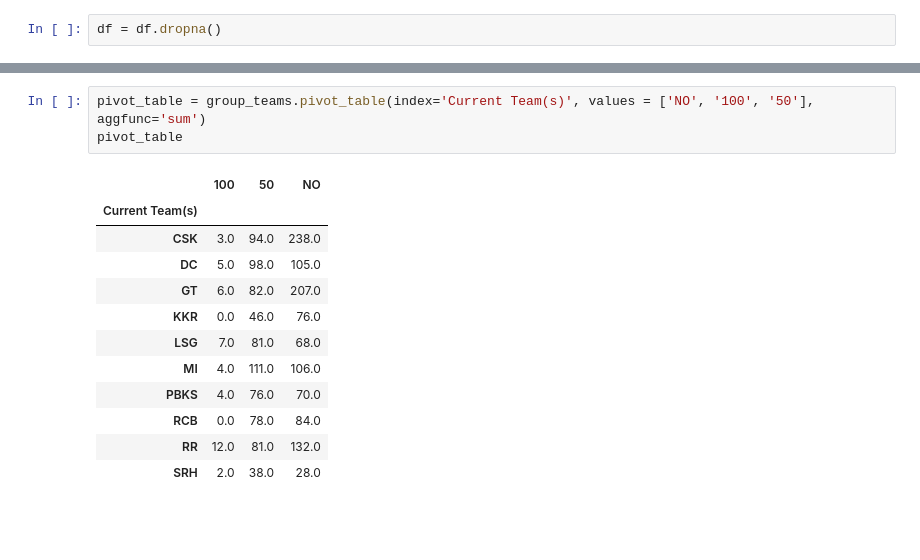
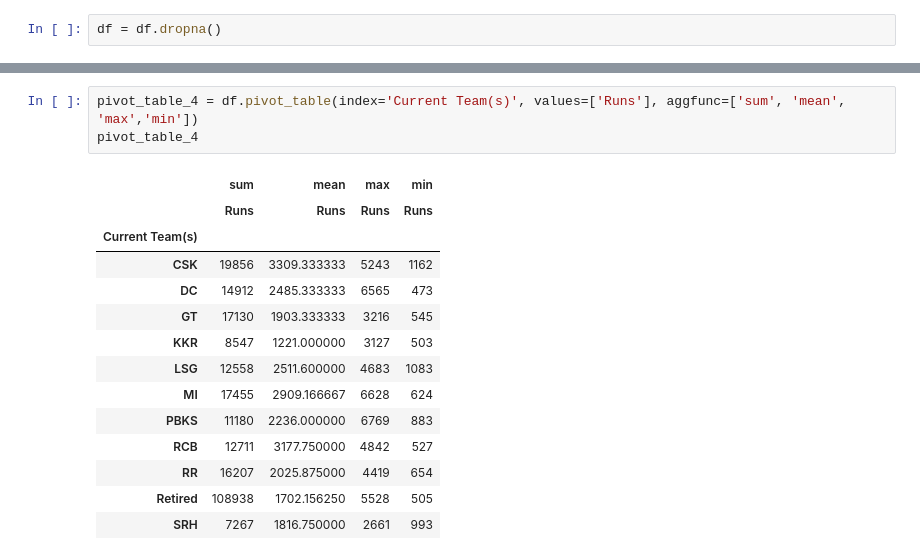
Before and after one commit to Udhay2898/IPL, a Jupyter notebook: IPL_Stats.ipynb, the cells around one changed output, grey strips where cells are left out. Drawn from its saved outputs; the diff is of its cells as text; blank space fills up the shorter version.

```diff
--- a/IPL_Stats.ipynb
+++ b/IPL_Stats.ipynb
@@ -267,16 +360,18 @@ Player :
 # %%
-pivot_table = group_teams.pivot_table(index='Current Team(s)', values = ['NO', '100', '50'], aggfunc='sum')
-pivot_table
+pivot_table_4 = df.pivot_table(index='Current Team(s)', values=['Runs'], aggfunc=['sum', 'mean', 'max','min'])
+pivot_table_4
 # %% [output]
-|  | 100 | 50 | NO |
-| Current Team(s) |  |  |  |
-| CSK | 3.0 | 94.0 | 238.0 |
-| DC | 5.0 | 98.0 | 105.0 |
-| GT | 6.0 | 82.0 | 207.0 |
-| KKR | 0.0 | 46.0 | 76.0 |
-| LSG | 7.0 | 81.0 | 68.0 |
-| MI | 4.0 | 111.0 | 106.0 |
-| PBKS | 4.0 | 76.0 | 70.0 |
-| RCB | 0.0 | 78.0 | 84.0 |
-| RR | 12.0 | 81.0 | 132.0 |
-| SRH | 2.0 | 38.0 | 28.0 |
+|  | sum | mean | max | min |
+|  | Runs | Runs | Runs | Runs |
+| Current Team(s) |  |  |  |  |
+| CSK | 19856 | 3309.333333 | 5243 | 1162 |
+| DC | 14912 | 2485.333333 | 6565 | 473 |
+| GT | 17130 | 1903.333333 | 3216 | 545 |
+| KKR | 8547 | 1221.000000 | 3127 | 503 |
+| LSG | 12558 | 2511.600000 | 4683 | 1083 |
+| MI | 17455 | 2909.166667 | 6628 | 624 |
+| PBKS | 11180 | 2236.000000 | 6769 | 883 |
+| RCB | 12711 | 3177.750000 | 4842 | 527 |
+| RR | 16207 | 2025.875000 | 4419 | 654 |
+| Retired | 108938 | 1702.156250 | 5528 | 505 |
+| SRH | 7267 | 1816.750000 | 2661 | 993 |
```
Also changed, not shown: parts of 29 cells of this notebook.
